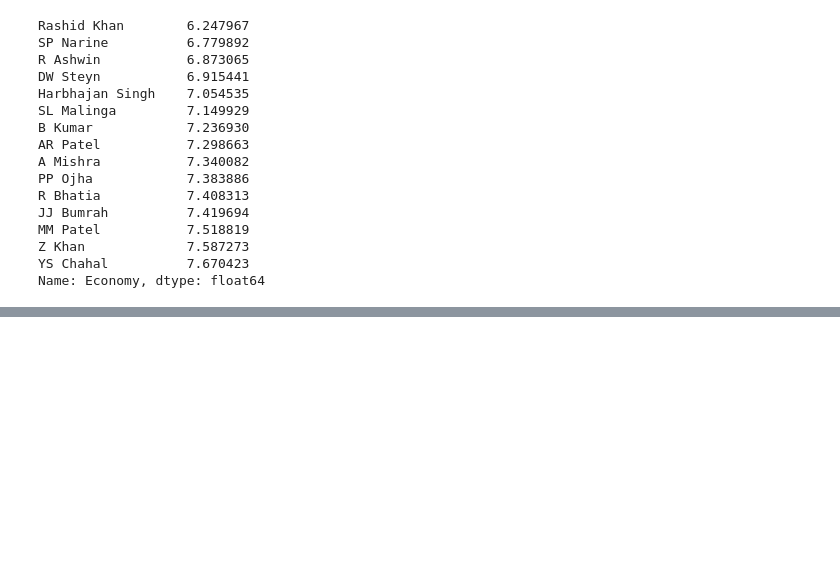
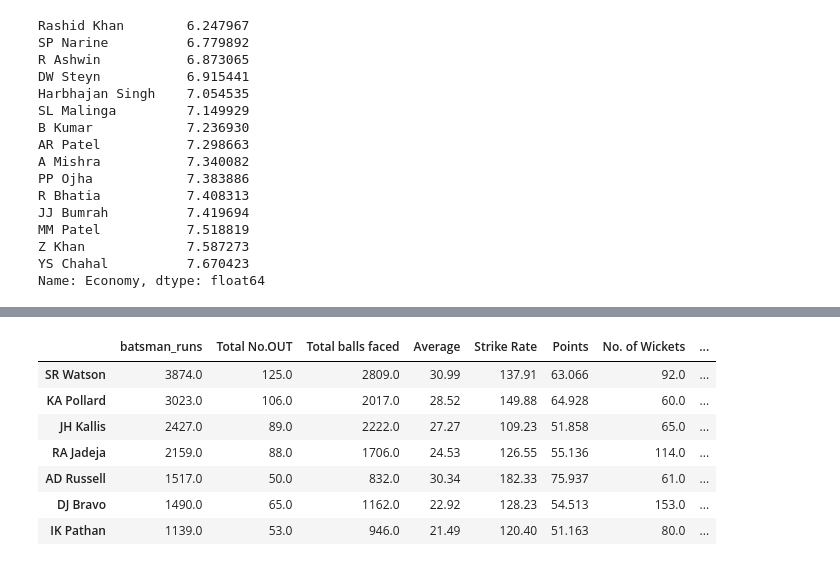
Before and after one commit to dhrubjun/All-time-best-IPL-team, a Jupyter notebook: All_time_best_IPL_team.ipynb, the cells around one changed output, grey strips where cells are left out. Drawn from its saved outputs; the diff is of its cells as text; code cells hidden in the pictures; blank space fills up the shorter version.

```diff
--- a/All_time_best_IPL_team.ipynb
+++ b/All_time_best_IPL_team.ipynb
@@ -381,0 +482,11 @@ Name: Economy, dtype: float64
+# %%
+df_total.head(10)
+# %% [output]
+|  | batsman_runs | Total No.OUT | Total balls faced | Average | Strike Rate | Points | No. of Wickets | ... |
+| SR Watson | 3874.0 | 125.0 | 2809.0 | 30.99 | 137.91 | 63.066 | 92.0 | ... |
+| KA Pollard | 3023.0 | 106.0 | 2017.0 | 28.52 | 149.88 | 64.928 | 60.0 | ... |
+| JH Kallis | 2427.0 | 89.0 | 2222.0 | 27.27 | 109.23 | 51.858 | 65.0 | ... |
+| RA Jadeja | 2159.0 | 88.0 | 1706.0 | 24.53 | 126.55 | 55.136 | 114.0 | ... |
+| AD Russell | 1517.0 | 50.0 | 832.0 | 30.34 | 182.33 | 75.937 | 61.0 | ... |
+| DJ Bravo | 1490.0 | 65.0 | 1162.0 | 22.92 | 128.23 | 54.513 | 153.0 | ... |
+| IK Pathan | 1139.0 | 53.0 | 946.0 | 21.49 | 120.40 | 51.163 | 80.0 | ... |
```
Also changed, not shown: parts of 34 cells of this notebook.
